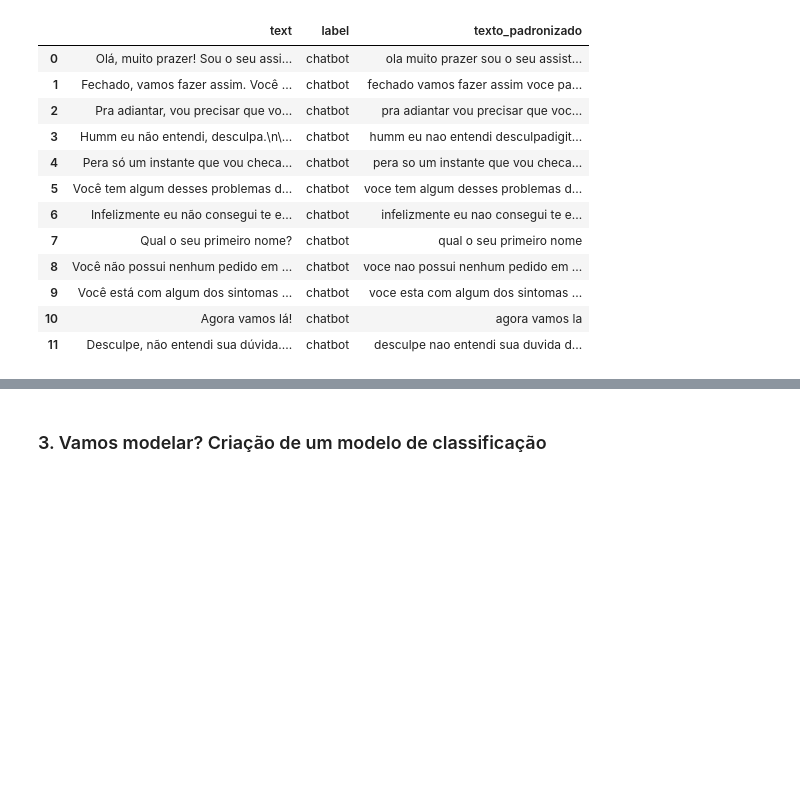
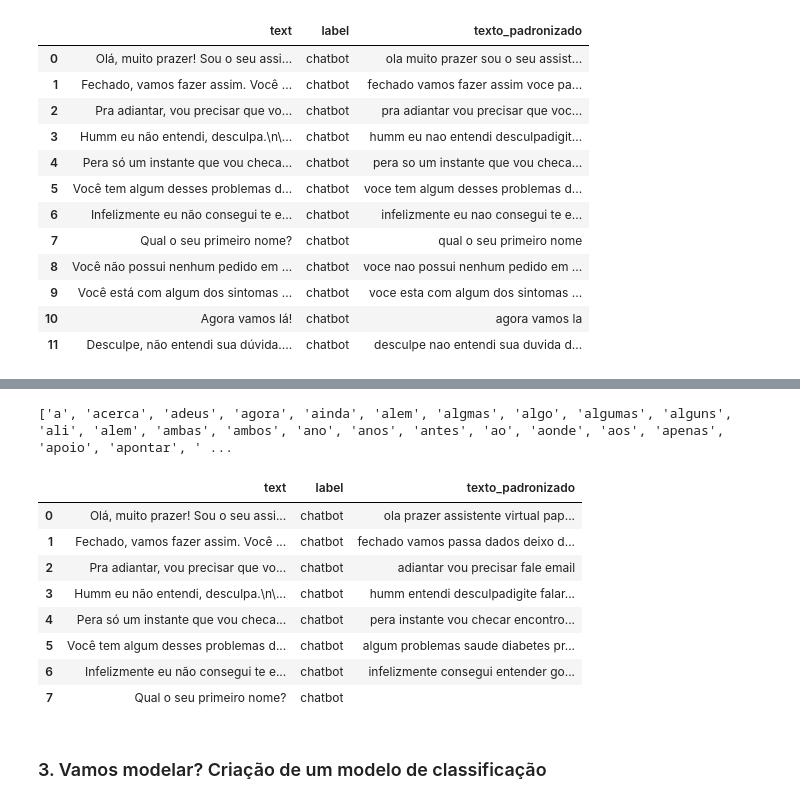
Before and after one commit to Mel-iza/Weni_XP_IA, a Jupyter notebook: notebook/weni_xp_hands_on_ia.ipynb, the cells around one changed output, grey strips where cells are left out. Cells and saved outputs as stored; diff of their text form; code cells hidden in the pictures; blank space fills up the shorter version.

```diff
--- a/notebook/weni_xp_hands_on_ia.ipynb
+++ b/notebook/weni_xp_hands_on_ia.ipynb
@@ -211,3 +198,30 @@ data.head(12)
+# %%
+# Remover as stop words
+
+stop_portugues = list(open(r'stopwords-pt.txt', encoding="UTF-8"))
+stop_portugues= [i.replace('\n','') for i in stop_portugues]
+stop_portugues = [remover_acentos_e_numeros(i) for i in stop_portugues]
+
+def remover_stop_words(x):
+    return [w for w in x if w not in stop_portugues]
+# %% [output]
+['a', 'acerca', 'adeus', 'agora', 'ainda', 'alem', 'algmas', 'algo', 'algumas', 'alguns', 'ali', 'alem', 'ambas', 'ambos', 'ano', 'anos', 'antes', 'ao', 'aonde', 'aos', 'apenas', 'apoio', 'apontar', ' ...
+# %%
+
+
+data['texto_padronizado'] = data['texto_padronizado'].str.split().apply(remover_stop_words).str.join(' ')
+# %%
+data.head(8)
+# %% [output]
+|  | text | label | texto_padronizado |
+| 0 | Olá, muito prazer! Sou o seu assi... | chatbot | ola prazer assistente virtual pap... |
+| 1 | Fechado, vamos fazer assim. Você ... | chatbot | fechado vamos passa dados deixo d... |
+| 2 | Pra adiantar, vou precisar que vo... | chatbot | adiantar vou precisar fale email |
+| 3 | Humm eu não entendi, desculpa.\n\... | chatbot | humm entendi desculpadigite falar... |
+| 4 | Pera só um instante que vou checa... | chatbot | pera instante vou checar encontro... |
+| 5 | Você tem algum desses problemas d... | chatbot | algum problemas saude diabetes pr... |
+| 6 | Infelizmente eu não consegui te e... | chatbot | infelizmente consegui entender go... |
+| 7 | Qual o seu primeiro nome? | chatbot |  |
 # %% [markdown]
 ### 3. Vamos modelar? Criação de um modelo de classificação
 # %% [markdown]
```
Also changed, not shown: parts of 1 cell of this notebook.
